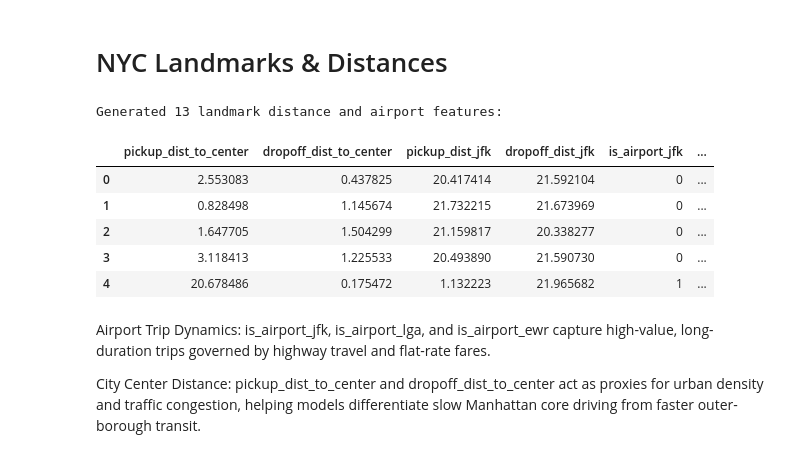
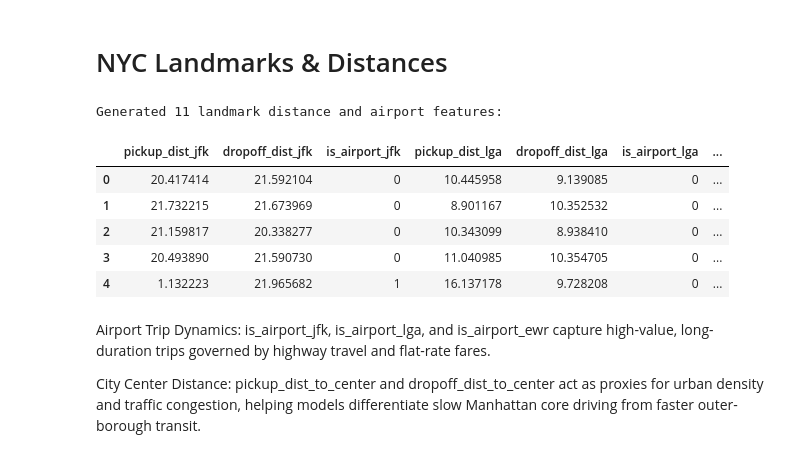
Before and after one commit to Marwan-Bahaa/NYC_Taxi_Trip_Duration, a Jupyter notebook: src/notebook/EDA.ipynb, the cells around one changed output. Cells and saved outputs as stored; diff of their text form; code cells hidden in the pictures.

```diff
--- a/src/notebook/EDA.ipynb
+++ b/src/notebook/EDA.ipynb
@@ -432,68 +432,54 @@ NYC_LANDMARKS = {
     'lga': (40.7769, -73.8740),
     'ewr': (40.6895, -74.1745),
     'times_square': (40.7580, -73.9855),
-    'nyc_center': (40.7589, -73.9851) # Midtown Manhattan Center
 }
 
 def add_landmark_features(data: pd.DataFrame) -> pd.DataFrame:
     """Calculates Haversine distances to major NYC landmarks from pickup and dropoff coordinates."""
     df_out = data.copy()
 
-    # Calculate distance to City Center
-    center_lat, center_lon = NYC_LANDMARKS['nyc_center']
-    df_out['pickup_dist_to_center'] = haversine_np(
-        df_out['pickup_latitude'], df_out['pickup_longitude'],
-        center_lat, center_lon
-    )
-    df_out['dropoff_dist_to_center'] = haversine_np(
-        df_out['dropoff_latitude'], df_out['dropoff_longitude'],
-        center_lat, center_lon
-    )
-
     # Calculate distances to airports and major hubs
     for landmark_name, (l_lat, l_lon) in NYC_LANDMARKS.items():
-        if landmark_name == 'nyc_center':
-            continue
-
         pickup_col = f'pickup_dist_{landmark_name}'
         dropoff_col = f'dropoff_dist_{landmark_name}'
 
         df_out[pickup_col] = haversine_np(
             df_out['pickup_latitude'], df_out['pickup_longitude'],
             l_lat, l_lon
         )
+
         df_out[dropoff_col] = haversine_np(
             df_out['dropoff_latitude'], df_out['dropoff_longitude'],
             l_lat, l_lon
         )
 
         # Binary flags for airport drop-offs/pickups within ~2km buffer radius
         if landmark_name in ['jfk', 'lga', 'ewr']:
             df_out[f'is_airport_{landmark_name}'] = (
                 (df_out[pickup_col] < 2.0) | (df_out[dropoff_col] < 2.0)
             ).astype(int)
 
     # Combined airport flag
     airport_cols = [f'is_airport_{name}' for name in ['jfk', 'lga', 'ewr']]
     df_out['is_any_airport'] = df_out[airport_cols].max(axis=1)
 
     return df_out
 
 # Apply feature engineering to dataset
 df = add_landmark_features(df)
 
 # Display sample output for engineered landmark features
 landmark_cols = [c for c in df.columns if 'dist_' in c or 'is_airport' in c]
 print(f"Generated {len(landmark_cols)} landmark distance and airport features:")
 df[landmark_cols].head()
 # %% [output]
-Generated 13 landmark distance and airport features:
+Generated 11 landmark distance and airport features:
-|  | pickup_dist_to_center | dropoff_dist_to_center | pickup_dist_jfk | dropoff_dist_jfk | is_airport_jfk | ... |
-| 0 | 2.553083 | 0.437825 | 20.417414 | 21.592104 | 0 | ... |
-| 1 | 0.828498 | 1.145674 | 21.732215 | 21.673969 | 0 | ... |
-| 2 | 1.647705 | 1.504299 | 21.159817 | 20.338277 | 0 | ... |
-| 3 | 3.118413 | 1.225533 | 20.493890 | 21.590730 | 0 | ... |
-| 4 | 20.678486 | 0.175472 | 1.132223 | 21.965682 | 1 | ... |
+|  | pickup_dist_jfk | dropoff_dist_jfk | is_airport_jfk | pickup_dist_lga | dropoff_dist_lga | is_airport_lga | ... |
+| 0 | 20.417414 | 21.592104 | 0 | 10.445958 | 9.139085 | 0 | ... |
+| 1 | 21.732215 | 21.673969 | 0 | 8.901167 | 10.352532 | 0 | ... |
+| 2 | 21.159817 | 20.338277 | 0 | 10.343099 | 8.938410 | 0 | ... |
+| 3 | 20.493890 | 21.590730 | 0 | 11.040985 | 10.354705 | 0 | ... |
+| 4 | 1.132223 | 21.965682 | 1 | 16.137178 | 9.728208 | 0 | ... |
 # %% [markdown]
 Airport Trip Dynamics: is_airport_jfk, is_airport_lga, and is_airport_ewr capture high-value, long-duration trips governed by highway travel and flat-rate fares.
 
```
Also changed, not shown: parts of 3 cells of this notebook, 12 other files.
